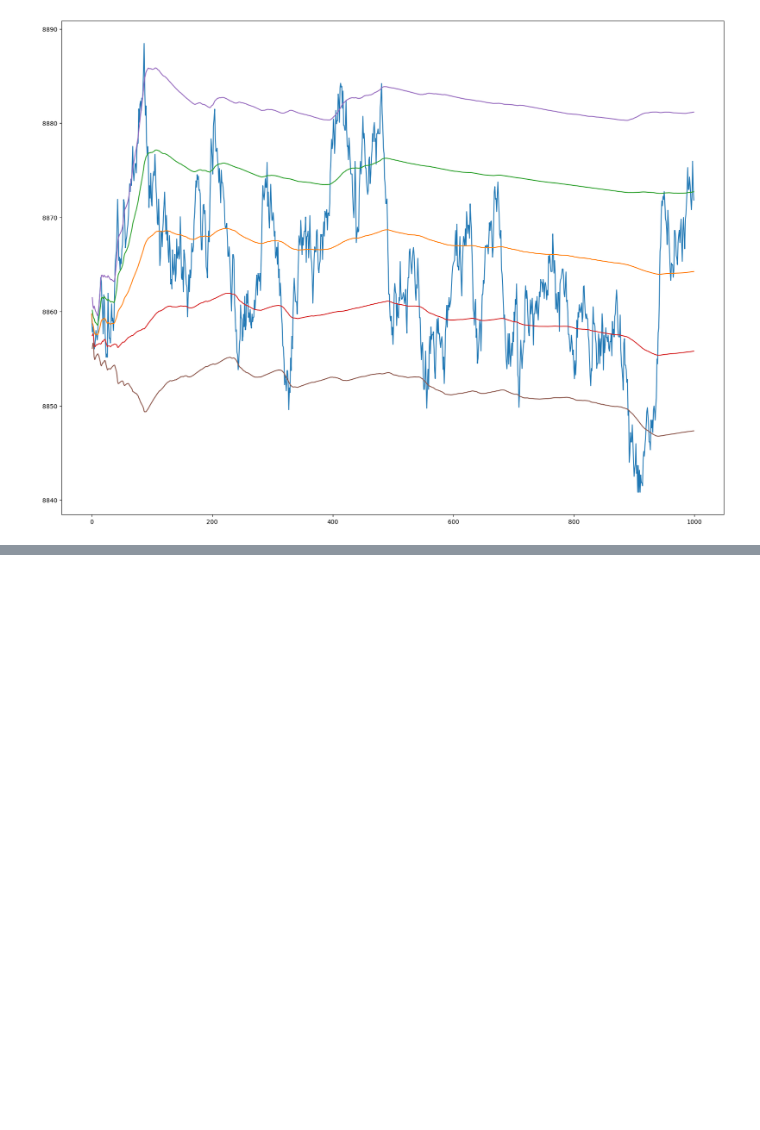
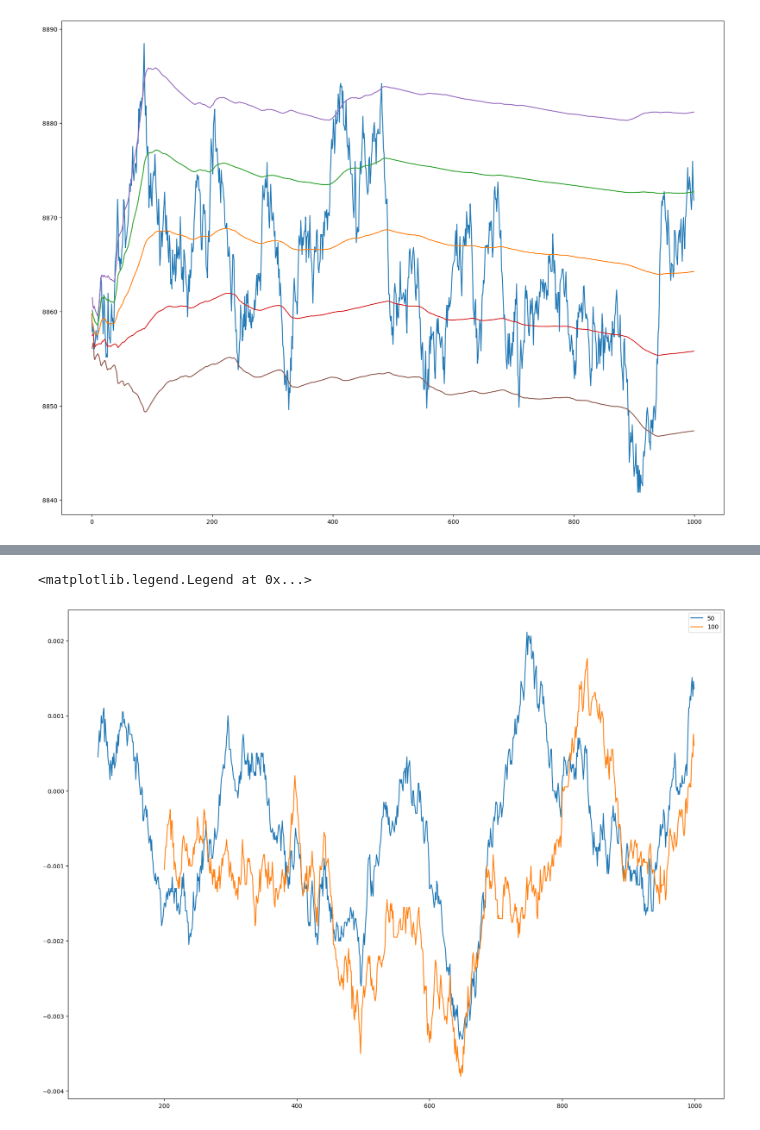
Before and after one commit to Soohan-Kim/IMC-Prosperity-2024, a Jupyter notebook: Round4/Untitled.ipynb, the cells around one changed output, grey strips where cells are left out. Cells and saved outputs as stored; diff of their text form; code cells hidden in the pictures; blank space fills up the shorter version.

```diff
--- a/Round4/Untitled.ipynb
+++ b/Round4/Untitled.ipynb
@@ -256,0 +276,11 @@ plt.plot((ctestmean - 2*cteststd))
+# %%
+cm1 = coconut_midprc.pct_change(100)
+cm2 = coconut_midprc.pct_change(200)
+
+plt.figure(figsize=(20, 15))
+plt.plot(cm1.iloc[:1000], label='50')
+plt.plot(cm2.iloc[:1000], label='100')
+plt.legend()
+# %% [output]
+<matplotlib.legend.Legend at 0x...>
+[figure, added]
```
Also changed, not shown: parts of 7 cells of this notebook, 3 other files.
